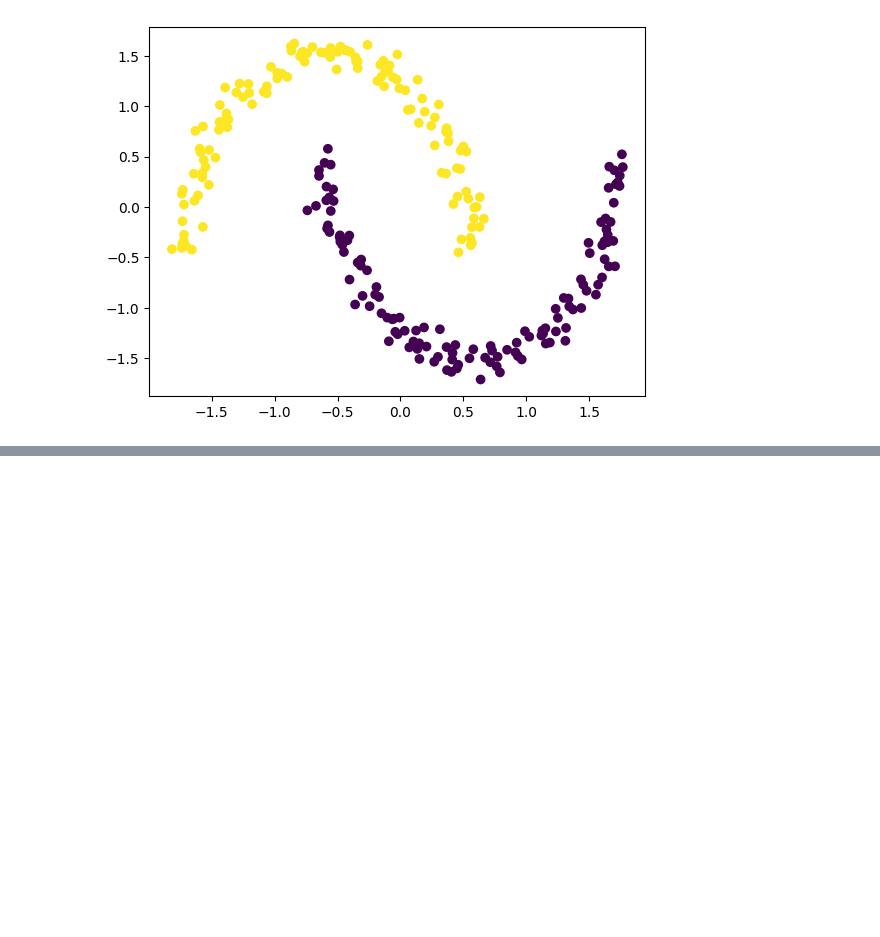
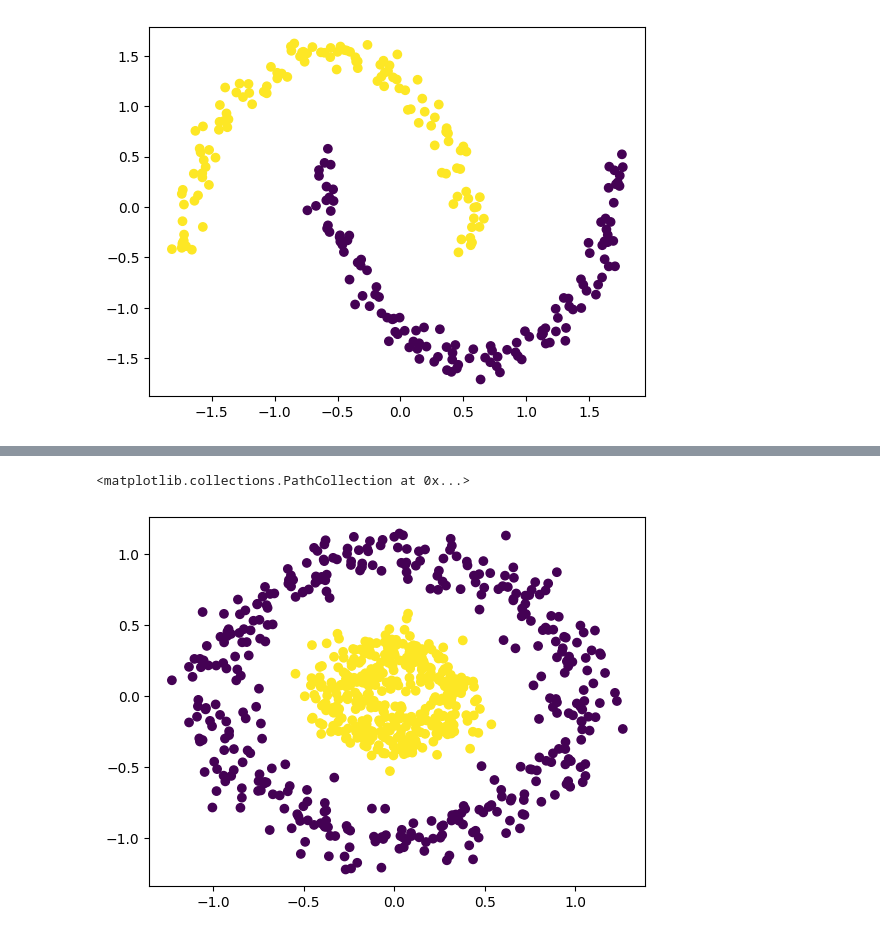
Before and after one commit to HanniKanchap/ML, a Jupyter notebook: Unsupervised_ML/DBSCAN.ipynb, the cells around one changed output, grey strips where cells are left out. Drawn from its saved outputs; the diff is of its cells as text; code cells hidden in the pictures; blank space fills up the shorter version.

```diff
--- a/Unsupervised_ML/DBSCAN.ipynb
+++ b/Unsupervised_ML/DBSCAN.ipynb
@@ -52,0 +60,2 @@ plt.scatter(X_scaled[:,0],X_scaled[:,1],c = model.labels_)
+# %%
+X,y = make_circles(n_samples=750,noise=0.1,factor = 0.3,random_state=42)
@@ -52,0 +72,5 @@ plt.scatter(X_scaled[:,0],X_scaled[:,1],c = model.labels_)
+# %%
+plt.scatter(X[:,0],X[:,1],c=y)
+# %% [output]
+<matplotlib.collections.PathCollection at 0x...>
+[figure, added]
```
Also changed, not shown: parts of 10 cells of this notebook, 2 other files.
